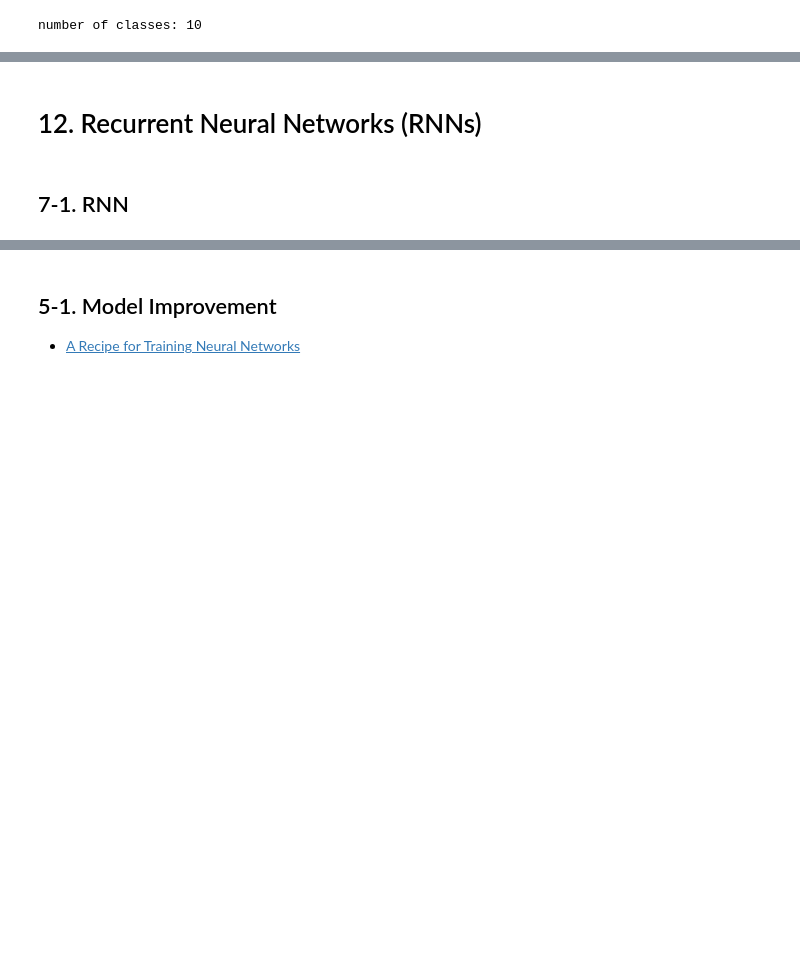
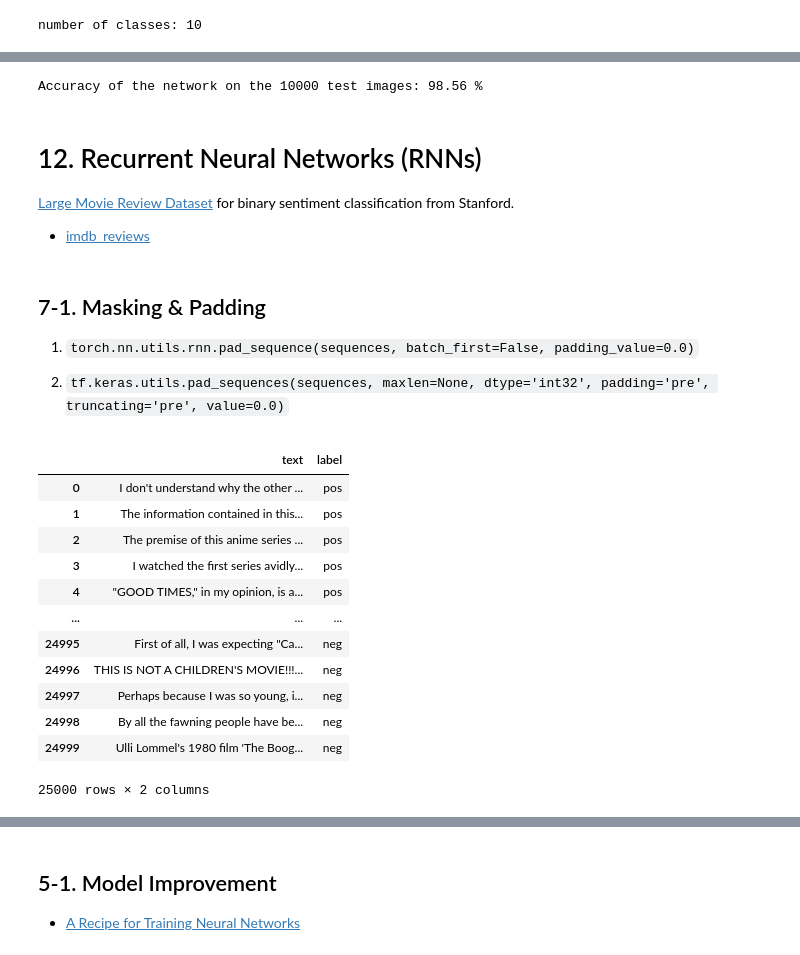
Before and after one commit to yungshun317/torch-nlp, a Jupyter notebook: deep_neural_networks.ipynb, the cells around one changed output, grey strips where cells are left out. Saved outputs shown, nothing was run; the diff lists cells and outputs as text; code cells hidden in the pictures; blank space fills up the shorter version.

```diff
--- a/deep_neural_networks.ipynb
+++ b/deep_neural_networks.ipynb
@@ -1316,4 +1361,58 @@ class LeNet5(nn.Module):
+# %%
+with torch.no_grad():
+    correct = 0
+    total = 0
+    for images, labels in test_loader:
+        images = images.to(device)
+        labels = labels.to(device)
+        outputs = model(images)
+        _, predicted = torch.max(outputs.data, 1)
+        total += labels.size(0)
+        correct += (predicted == labels).sum().item()
+    print('Accuracy of the network on the 10000 test images: {} %'.format(100 * correct / total))
+# %% [output]
+Accuracy of the network on the 10000 test images: 98.56 %
 # %% [markdown]
 # 12. Recurrent Neural Networks (RNNs)
+[Large Movie Review Dataset](https://ai.stanford.edu/%7Eamaas/data/sentiment/) for binary sentiment classification from Stanford.
+- [imdb_reviews](https://www.tensorflow.org/datasets/catalog/imdb_reviews)
 # %% [markdown]
-## 7-1. RNN
+## 7-1. Masking & Padding
+
+1. `torch.nn.utils.rnn.pad_sequence(sequences, batch_first=False, padding_value=0.0)`
+
+2. `tf.keras.utils.pad_sequences(sequences, maxlen=None, dtype='int32', padding='pre', truncating='pre', value=0.0)`
+# %%
+import pandas as pd
+import glob
+
+# Get the class names from the target directory
+class_names_found = ['pos', 'neg']
+
+# Construct a pandas DataFrame using `read()`
+dict_train = []
+
+for class_name in class_names_found:
+    doc_lst = glob.glob(f"./datasets/aclImdb_v1/aclImdb/train/{class_name}/*.txt", recursive=True)
+    for filename in doc_lst:
+        with open(filename, 'r', errors='replace') as f:
+            # Use `read()` instead of `readlines()`
+            doc = f.read()
+            dict_train.append({"text": doc, "label": class_name})
+
+df_train = pd.DataFrame(dict_train)
+df_train
+# %% [output]
+|  | text | label |
+| 0 | I don't understand why the other ... | pos |
+| 1 | The information contained in this... | pos |
+| 2 | The premise of this anime series ... | pos |
+| 3 | I watched the first series avidly... | pos |
+| 4 | "GOOD TIMES," in my opinion, is a... | pos |
+| ... | ... | ... |
+| 24995 | First of all, I was expecting "Ca... | neg |
+| 24996 | THIS IS NOT A CHILDREN'S MOVIE!!!... | neg |
+| 24997 | Perhaps because I was so young, i... | neg |
+| 24998 | By all the fawning people have be... | neg |
+| 24999 | Ulli Lommel's 1980 film 'The Boog... | neg |
+25000 rows × 2 columns
```
Also changed, not shown: parts of 16 cells of this notebook, 1 other file.
